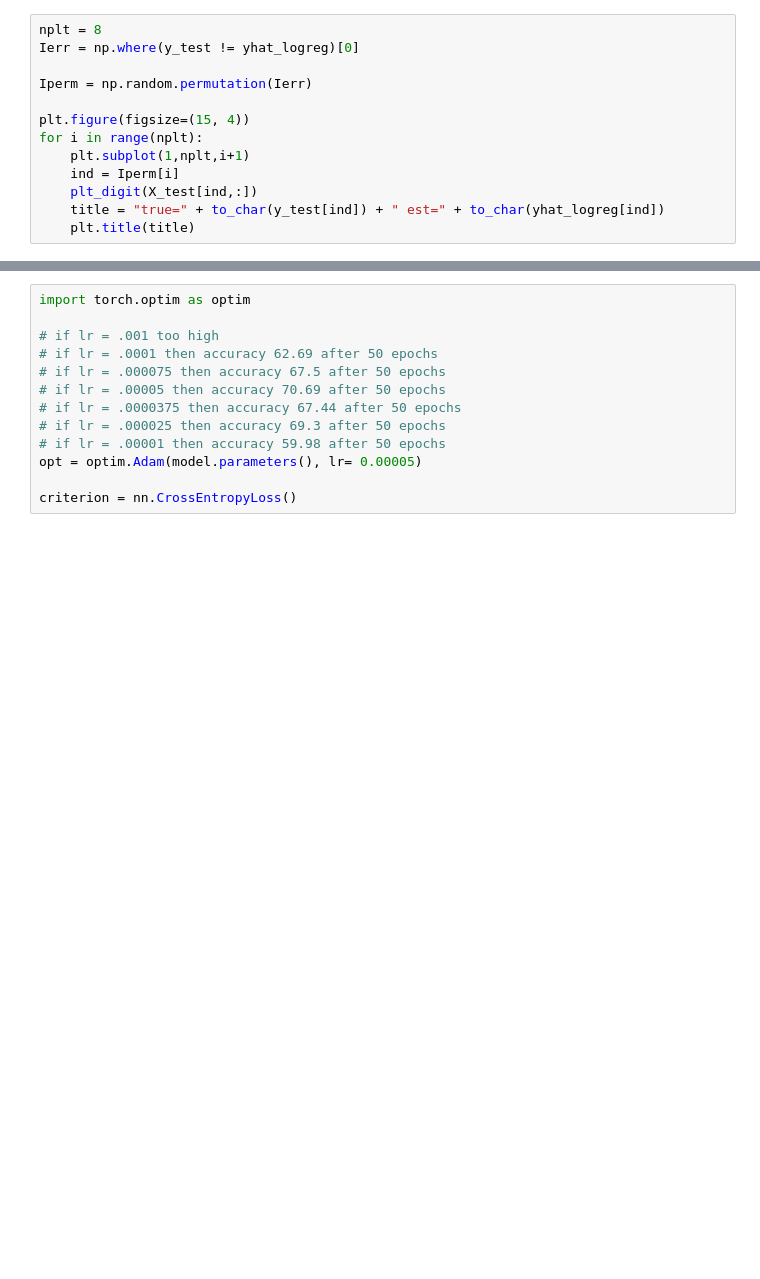
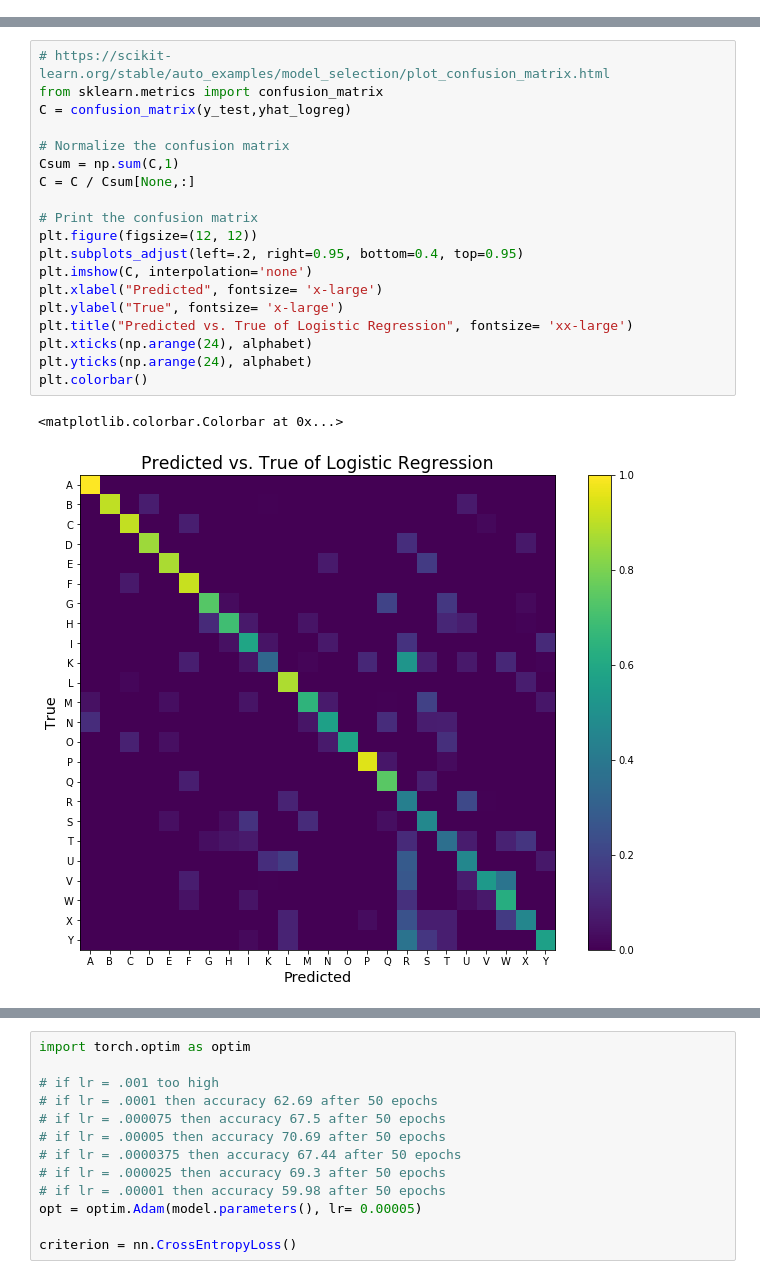
Before and after one commit to neilpretzel/ECE_4194_Project, a Jupyter notebook: ECE_4194_Project.ipynb, the cells around one changed output, grey strips where cells are left out. Cells and saved outputs as stored; diff of their text form; blank space fills up the shorter version.

```diff
--- a/ECE_4194_Project.ipynb
+++ b/ECE_4194_Project.ipynb
@@ -117,13 +0,0 @@ Accuracy = 0.686977
-# %%
-nplt = 8
-Ierr = np.where(y_test != yhat_logreg)[0]
-
-Iperm = np.random.permutation(Ierr)
-
-plt.figure(figsize=(15, 4))
-for i in range(nplt):
-    plt.subplot(1,nplt,i+1)
-    ind = Iperm[i]
-    plt_digit(X_test[ind,:])
-    title = "true=" + to_char(y_test[ind]) + " est=" + to_char(yhat_logreg[ind])
-    plt.title(title)
@@ -201,0 +167,22 @@ plt.show()
+# %%
+# https://scikit-learn.org/stable/auto_examples/model_selection/plot_confusion_matrix.html
+from sklearn.metrics import confusion_matrix
+C = confusion_matrix(y_test,yhat_logreg)
+
+# Normalize the confusion matrix
+Csum = np.sum(C,1)
+C = C / Csum[None,:]
+
+# Print the confusion matrix
+plt.figure(figsize=(12, 12))
+plt.subplots_adjust(left=.2, right=0.95, bottom=0.4, top=0.95)
+plt.imshow(C, interpolation='none')
+plt.xlabel("Predicted", fontsize= 'x-large')
+plt.ylabel("True", fontsize= 'x-large')
+plt.title("Predicted vs. True of Logistic Regression", fontsize= 'xx-large')
+plt.xticks(np.arange(24), alphabet)
+plt.yticks(np.arange(24), alphabet)
+plt.colorbar()
+# %% [output]
+<matplotlib.colorbar.Colorbar at 0x...>
+[figure, added]
```
Also changed, not shown: parts of 62 cells of this notebook.
